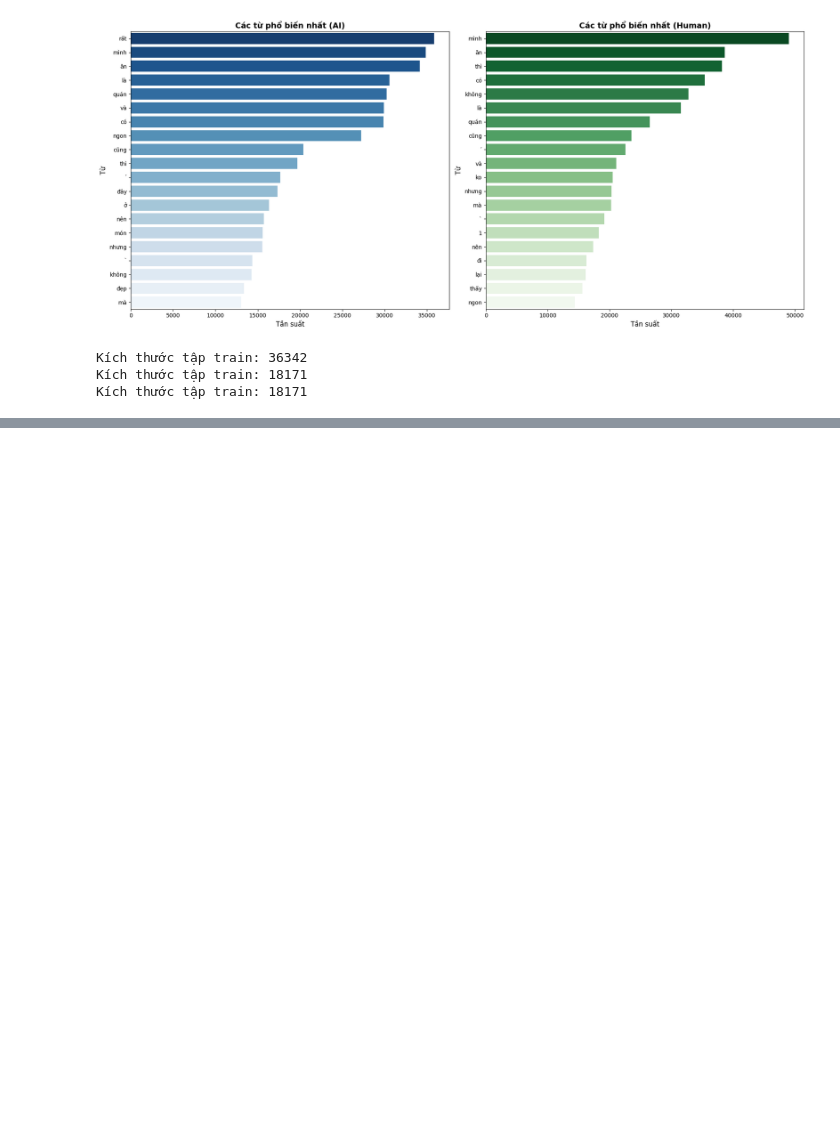
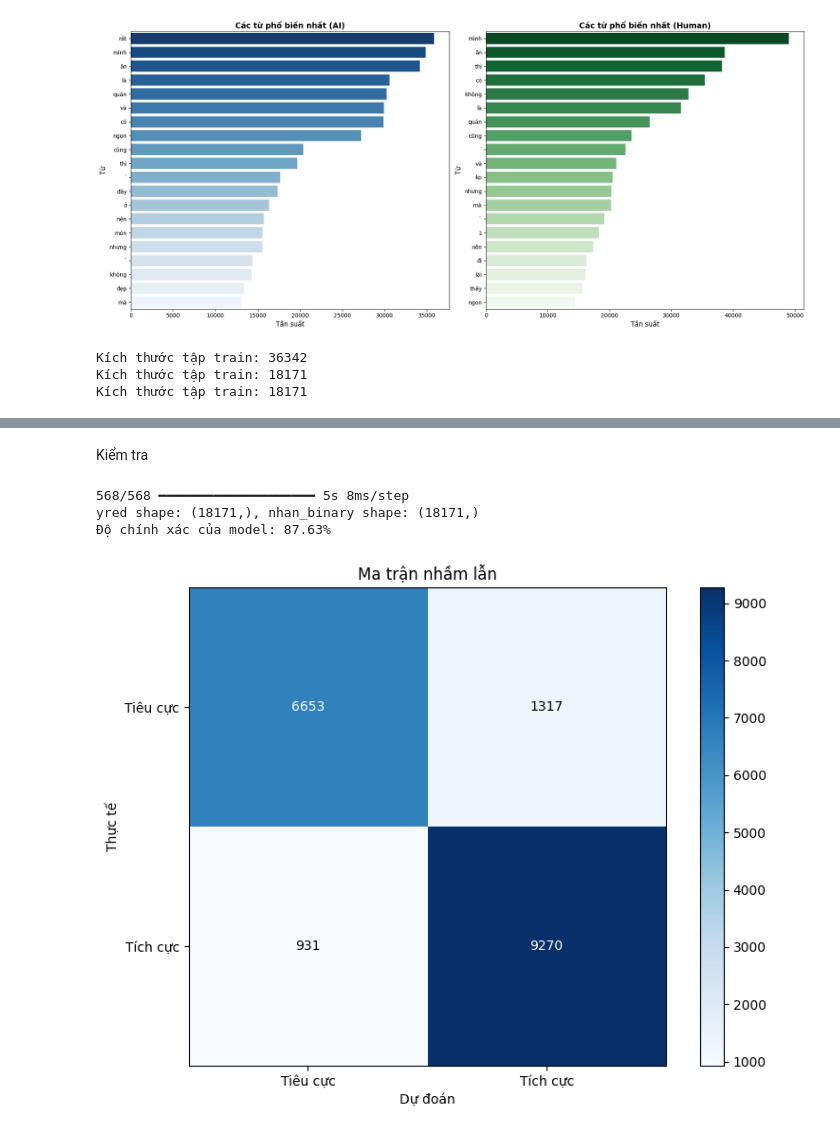
Before and after one commit to huuthanh2k4/AI_For_Marketing, a Jupyter notebook: NPL.ipynb, the cells around one changed output, grey strips where cells are left out. Drawn from its saved outputs; the diff is of its cells as text; code cells hidden in the pictures; blank space fills up the shorter version.

Commit message:
cập nhập model deep learning

```diff
--- a/NPL.ipynb
+++ b/NPL.ipynb
@@ -1546,0 +1670,48 @@ Kích thước tập train: 18171
+# %% [markdown]
+Kiểm tra
+# %%
+# vẽ ma trận nhầm lẫn
+from sklearn.metrics import accuracy_score, confusion_matrix
+from tensorflow.keras.models import load_model  # type: ignore
+
+yred = deep_model_cai_thien.predict(tap_x_test)
+yred = (yred > 0.5).astype(int).flatten()  # flatten to 1D array
+
+# Use tap_y_test instead of nhan (they match in size)
+nhan_binary = tap_y_test.values  # or np.array(tap_y_test)
+
+# Verify sizes match
+print(f"yred shape: {yred.shape}, nhan_binary shape: {nhan_binary.shape}")
+
+# độ chính xác trên tập kiểm tra
+acc_test = accuracy_score(nhan_binary, yred)
+print(f"Độ chính xác của model: {acc_test* 100:.2f}%")
+
+cm = confusion_matrix(nhan_binary, yred)
+
+plt.figure(figsize=(8, 6))
+plt.imshow(cm, interpolation='nearest', cmap=plt.cm.Blues)
+plt.title('Ma trận nhầm lẫn')
+plt.colorbar()
+
+# Thêm số liệu vào các ô
+thresh = cm.max() / 2
+for i, j in np.ndindex(cm.shape):
+    plt.text(j, i, format(cm[i, j], 'd'),
+             ha="center", va="center",
+             color="white" if cm[i, j] > thresh else "black")
+
+# Chỉ cần định nghĩa labels một lần
+labels = ['Tiêu cực', 'Tích cực']
+plt.xticks([0, 1], labels)
+plt.yticks([0, 1], labels)
+
+plt.xlabel('Dự đoán')
+plt.ylabel('Thực tế')
+plt.tight_layout()
+plt.show()
+# %% [output]
+568/568 ━━━━━━━━━━━━━━━━━━━━ 5s 8ms/step
+yred shape: (18171,), nhan_binary shape: (18171,)
+Độ chính xác của model: 87.63%
+[figure, added]
```
Also changed, not shown: parts of 31 cells of this notebook, 2 other files.
